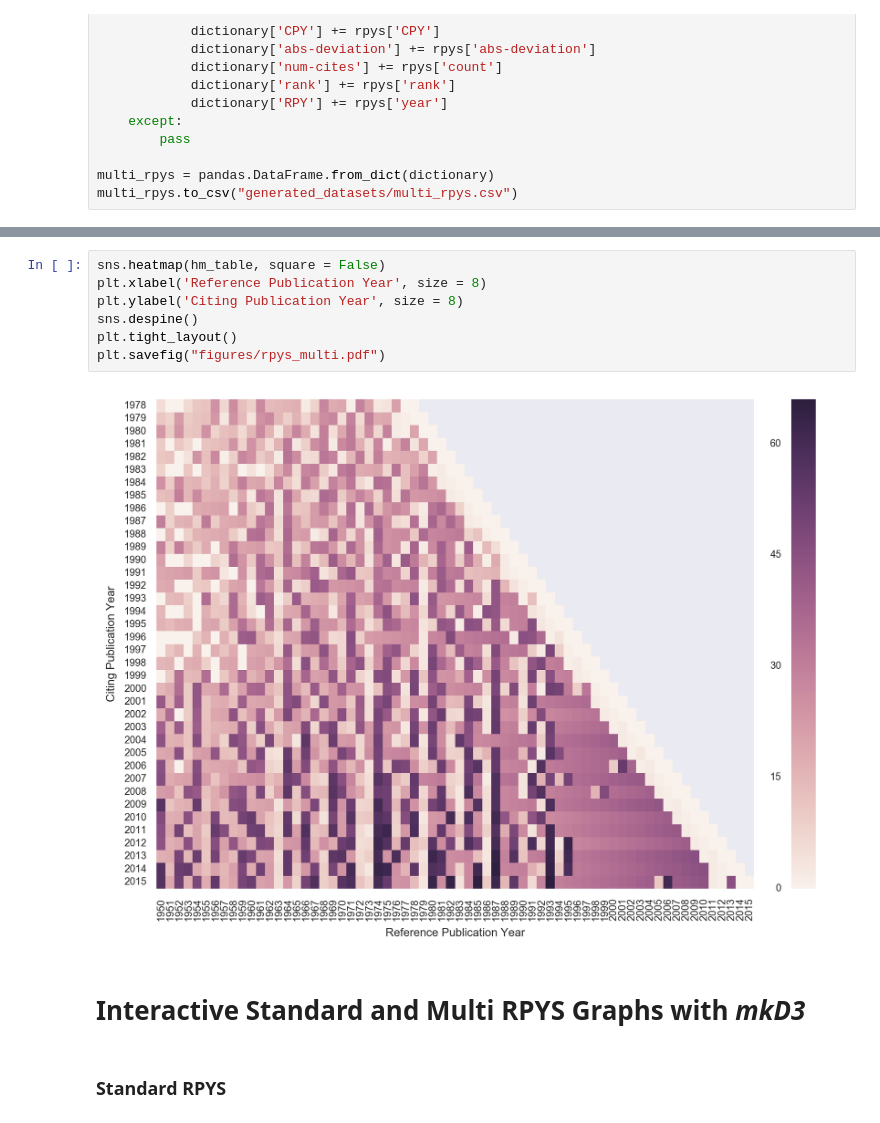
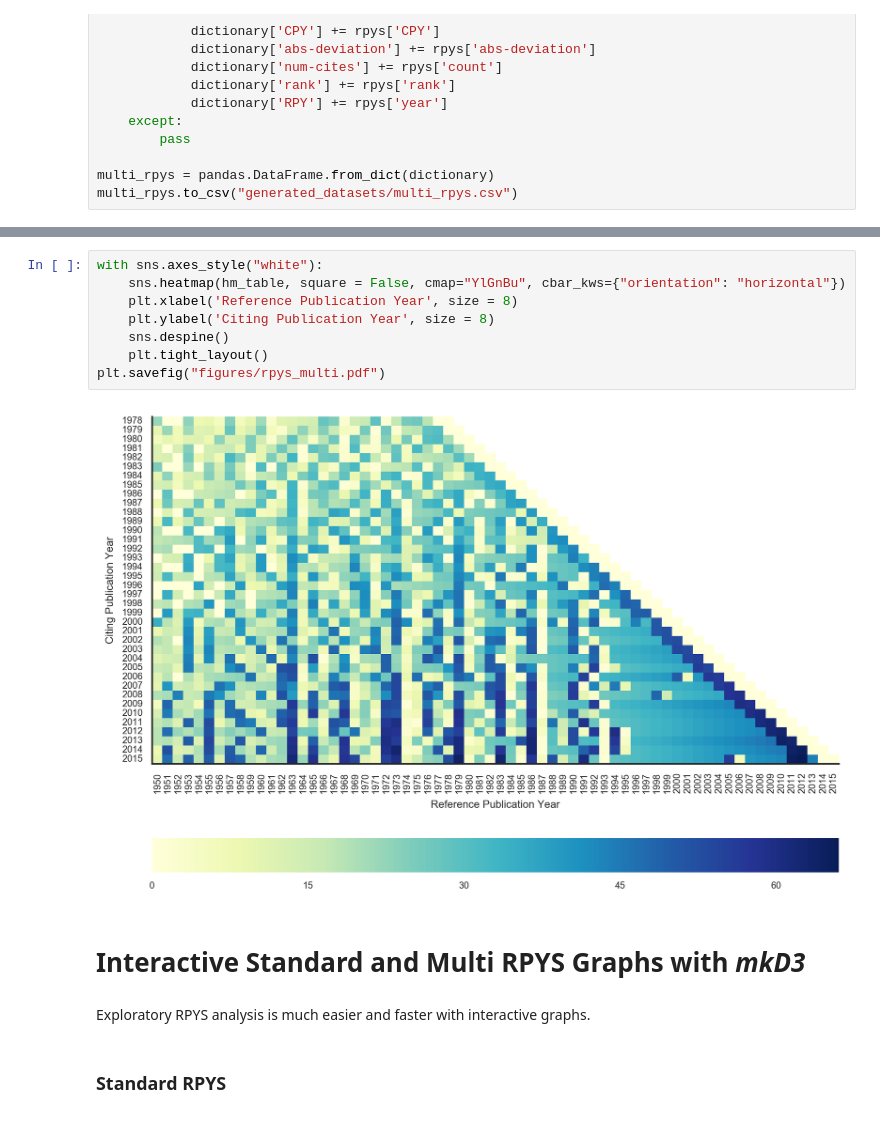
Before and after one commit to mclevey/metaknowledge_article_supplement, a Jupyter notebook: 2_rpys_analysis.ipynb, the cells around one changed output, grey strips where cells are left out. Saved outputs shown, nothing was run; the diff lists cells and outputs as text.

```diff
--- a/2_rpys_analysis.ipynb
+++ b/2_rpys_analysis.ipynb
@@ -116,15 +118,18 @@ hm_table
 38 rows × 66 columns
 # %%
-sns.heatmap(hm_table, square = False)
-plt.xlabel('Reference Publication Year', size = 8)
-plt.ylabel('Citing Publication Year', size = 8)
-sns.despine()
-plt.tight_layout()
+with sns.axes_style("white"):
+    sns.heatmap(hm_table, square = False, cmap="YlGnBu", cbar_kws={"orientation": "horizontal"})
+    plt.xlabel('Reference Publication Year', size = 8)
+    plt.ylabel('Citing Publication Year', size = 8)
+    sns.despine()
+    plt.tight_layout()
 plt.savefig("figures/rpys_multi.pdf")
 # %% [output]
-[figure, old version]
+[figure, new version]
 # %% [markdown]
 # Interactive Standard and Multi RPYS Graphs with *mkD3*
+# %% [markdown]
+Exploratory RPYS analysis is much easier and faster with interactive graphs.
 # %% [markdown]
 ### Standard RPYS
 # %%
```
Also changed, not shown: parts of 7 cells of this notebook, 1 other file.
